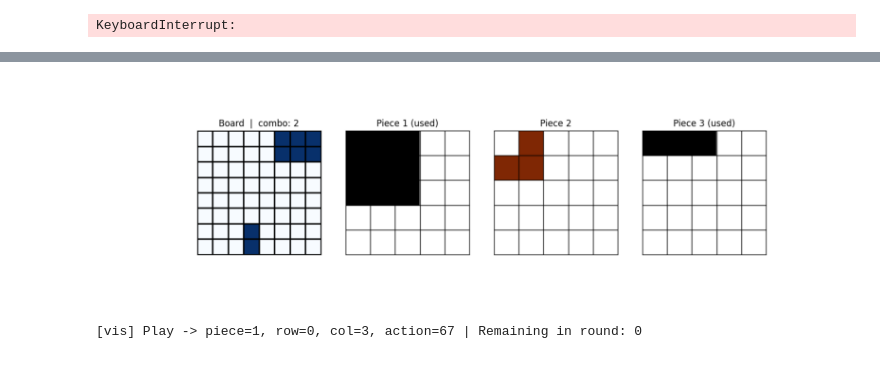
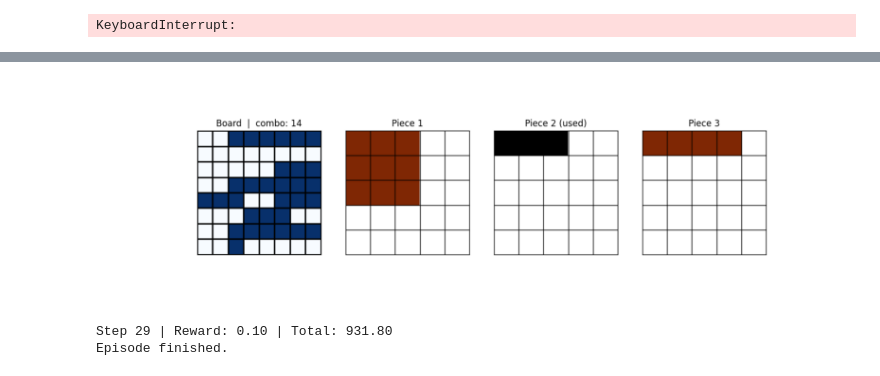
Before and after one commit to NathanDuboisset/RL_project, a Jupyter notebook: notebooks/test_dvn_3p.ipynb, the cells around one changed output, grey strips where cells are left out. Saved outputs shown, nothing was run; the diff lists cells and outputs as text; code cells hidden in the pictures.

Commit message:
3 round planner

```diff
--- a/notebooks/test_dvn_3p.ipynb
+++ b/notebooks/test_dvn_3p.ipynb
@@ -29,8 +29,9 @@ gamma = 0.99
 device = torch.device("cuda" if torch.cuda.is_available() else "cpu")
 
 env = BlockBlast3PEnv(lookahead_gamma=gamma)
-agent = DVNAgent1P(policy_net=BlockBlastValueNet1Pmultikernel, device=device)
-agent.load_model("../checkpoints/dvn_final_bestpourlemoment.pt")
+agent = DVNAgent1P(policy_net=BlockBlastValueNet1PmultikernelFlattenned, device=device)
+planner = RoundPlanner3P(env, agent)
+agent.load_model("../final_weights/dvn_final_20260313_020137.pt")
 
 print("Device:", device)
 # %% [output]
@@ -178,37 +91,34 @@ plt.show()
 # %%
 env_vis = BlockBlast3PEnv(render_mode="rgb_array", lookahead_gamma=gamma)
 obs, _ = env_vis.reset()
-
-# Debug ON for visual run so you can follow each 3-step plan.
-planner_vis = RoundPlanner3P(gamma=gamma, agent=agent, debug=True, name="vis")
-planner_vis.reset_round_plan()
-
+planner = RoundPlanner3P(0.99, agent)
+planner.reset_round_plan()
 total_reward = 0.0
-steps = 25
+steps = 300
 
 for t in range(steps):
     img = env_vis.render()
-    clear_output(wait=True)
     plt.figure(figsize=(10, 4))
     plt.imshow(img)
     plt.axis("off")
     plt.show()
 
-    action = planner_vis.select_action(env_vis)
+    action = planner.select_action(env_vis)
     if action is None:
         print("No valid action available.")
         break
-
+    clear_output(wait=True)
     obs, reward, terminated, truncated, _ = env_vis.step(action)
     total_reward += reward
     print(f"Step {t+1} | Reward: {reward:.2f} | Total: {total_reward:.2f}")
 
-    time.sleep(1)
+    time.sleep(0.2)
     if terminated or truncated:
         print("Episode finished.")
         break
 
 env_vis.close()
 # %% [output]
-[figure, old version]
+[figure, new version]
-[vis] Play -> piece=1, row=0, col=3, action=67 | Remaining in round: 0
+Step 29 | Reward: 0.10 | Total: 931.80
+Episode finished.
```
Also changed, not shown: parts of 4 cells of this notebook, 2 other files.
